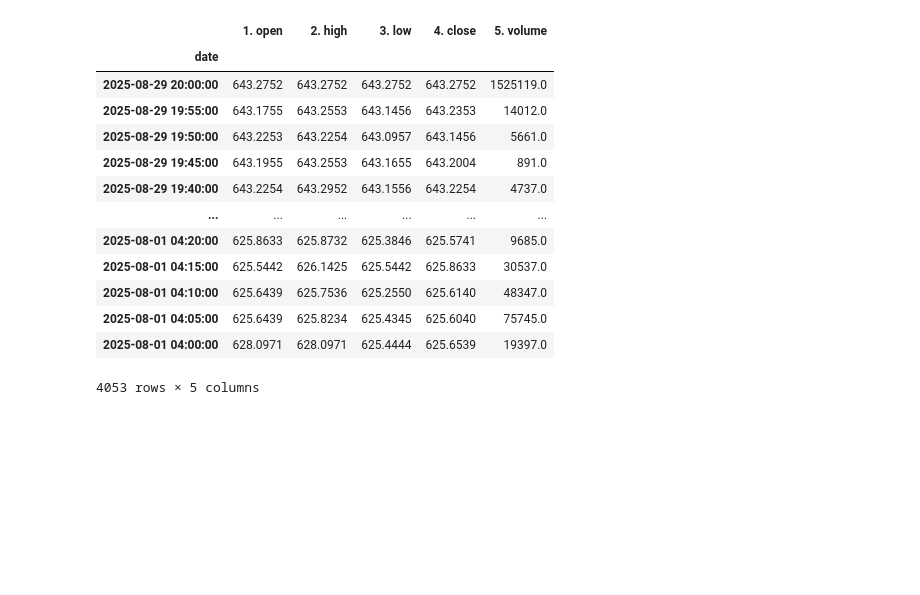
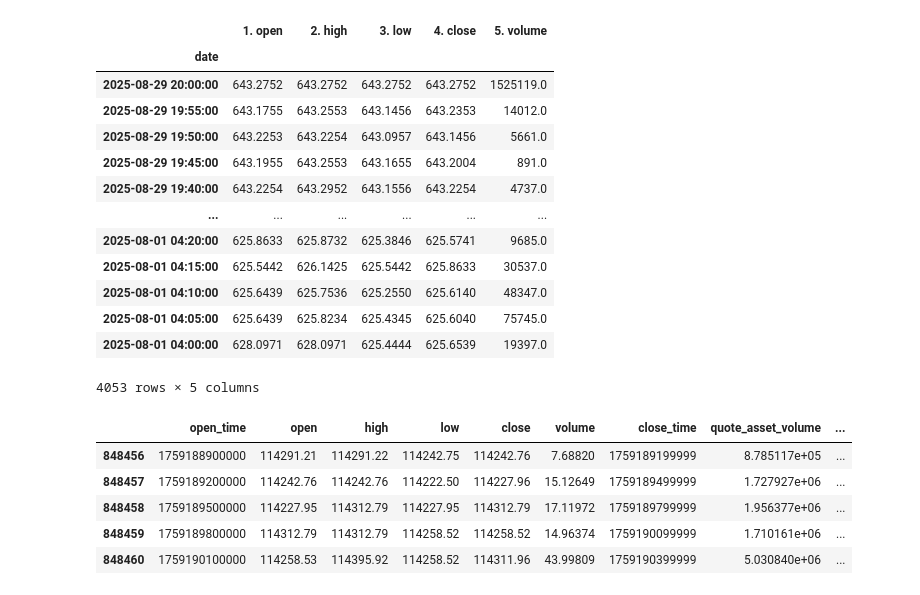
Before and after one commit to Olba147/DrlPpoTransformer, a Jupyter notebook: test.ipynb, the cells around one changed output. Drawn from its saved outputs; the diff is of its cells as text; code cells hidden in the pictures; blank space fills up the shorter version.

```diff
--- a/test.ipynb
+++ b/test.ipynb
@@ -55,0 +61,10 @@ data3
+# %%
+data = pd.read_csv(r"Data\binance\BTCUSDT_5m_1504137600000_1759190400000_klines.csv")
+data.tail(5)
+# %% [output]
+|  | open_time | open | high | low | close | volume | close_time | quote_asset_volume | ... |
+| 848456 | 1759188900000 | 114291.21 | 114291.22 | 114242.75 | 114242.76 | 7.68820 | 1759189199999 | 8.785117e+05 | ... |
+| 848457 | 1759189200000 | 114242.76 | 114242.76 | 114222.50 | 114227.96 | 15.12649 | 1759189499999 | 1.727927e+06 | ... |
+| 848458 | 1759189500000 | 114227.95 | 114312.79 | 114227.95 | 114312.79 | 17.11972 | 1759189799999 | 1.956377e+06 | ... |
+| 848459 | 1759189800000 | 114312.79 | 114312.79 | 114258.52 | 114258.52 | 14.96374 | 1759190099999 | 1.710161e+06 | ... |
+| 848460 | 1759190100000 | 114258.53 | 114395.92 | 114258.52 | 114311.96 | 43.99809 | 1759190399999 | 5.030840e+06 | ... |
```
Also changed, not shown: parts of 5 cells of this notebook, 6 other files.
